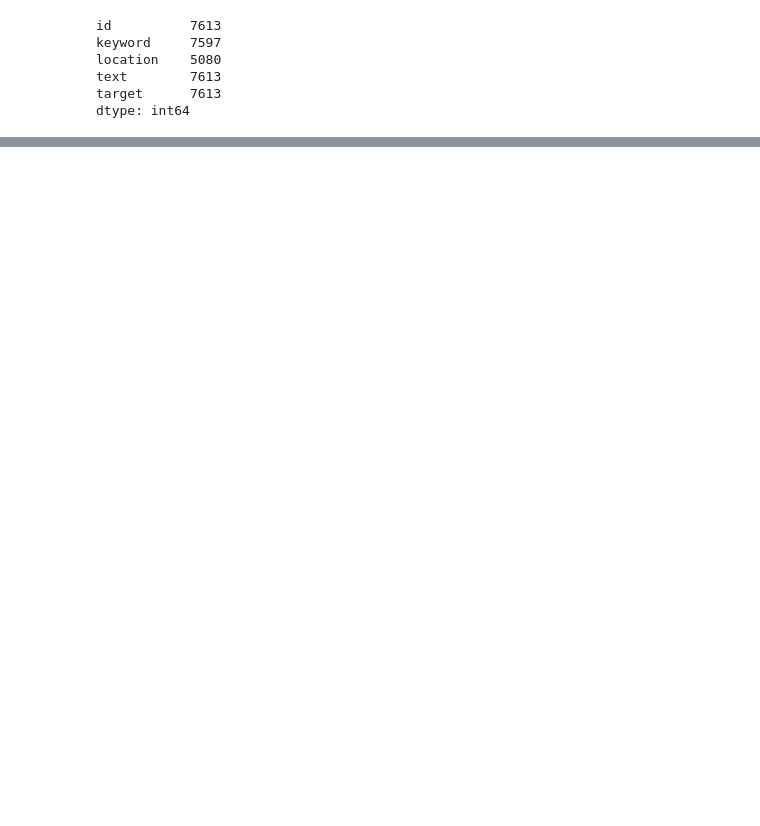
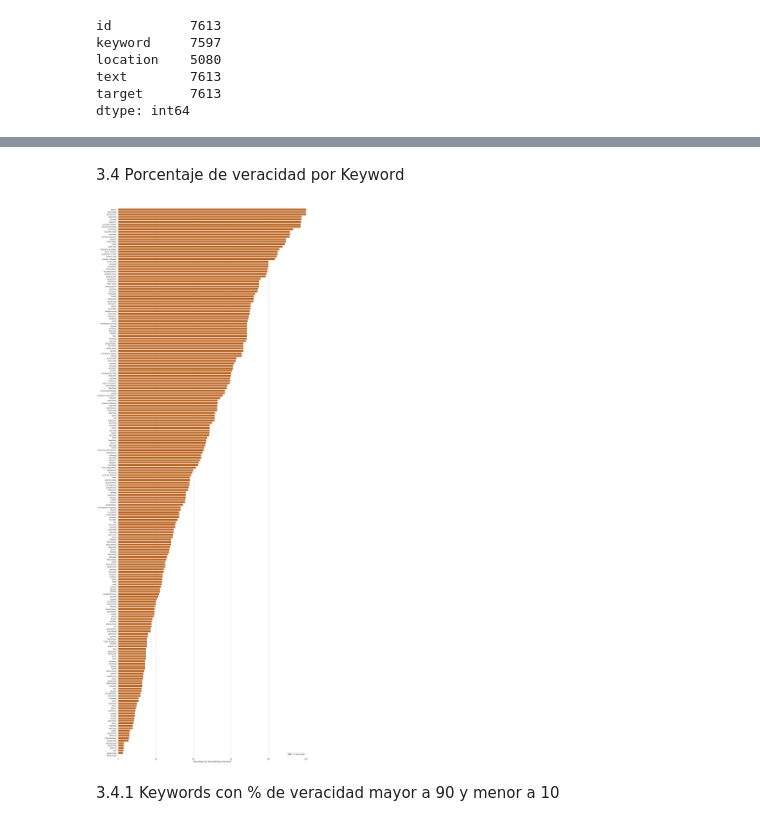
Before and after one commit to pabliyo/coronadatos, a Jupyter notebook: TP1-Keyword.ipynb, the cells around one changed output, grey strips where cells are left out. Cells and saved outputs as stored; diff of their text form; code cells hidden in the pictures; blank space fills up the shorter version.

```diff
--- a/TP1-Keyword.ipynb
+++ b/TP1-Keyword.ipynb
@@ -344,7 +332,10 @@ Name: keyword, Length: 221, dtype: int64
 # %%
-para_trabajar = depurado[['id','keyword','target']]
-para_trabajar['frecuencia'] = para_trabajar.groupby('keyword')['keyword'].transform('count')
-para_trabajar['verdaderos_por_keyword'] = para_trabajar.groupby('keyword')['target'].transform('sum')
-para_trabajar['falsos_por_keyword'] = para_trabajar.apply(lambda x: x['frecuencia'] - x['verdaderos_por_keyword'], axis=1)
-para_trabajar = para_trabajar.drop_duplicates(['keyword'])
-para_trabajar.reset_index()
+working_set = depurado[['id','keyword','target']]
+working_set['frecuencia'] = working_set.groupby('keyword')['keyword'].transform('count')
+working_set['verdaderos_por_keyword'] = working_set.groupby('keyword')['target'].transform('sum')
+working_set['ratio_veracidad'] = working_set.apply(lambda x: x['verdaderos_por_keyword']/x['frecuencia'], axis=1)
+working_set['pct_veracidad'] = working_set.apply(lambda x: x['ratio_veracidad']*100, axis=1)
+working_set = working_set.drop_duplicates(['keyword'])
+working_set.reset_index()
+working_set.dropna(inplace=True)
+working_set.sort_values(by='pct_veracidad',ascending=False, inplace=True)
@@ -455,0 +373,24 @@ para_trabajar_3.iloc[0:50].sort_values(by=['ratio_veracidad']).plot.barh(x='keyw
+# %% [markdown]
+3.4 Porcentaje de veracidad por Keyword
+# %%
+sns.set(style="whitegrid")
+
+# Initialize the matplotlib figure
+f, ax = plt.subplots(figsize=(20, 60))
+
+
+# Plot the total crashes
+sns.set_color_codes("colorblind")
+sns.barplot(x="pct_veracidad", y="keyword", data=working_set,
+            label="% Veracidad", color="r")
+
+
+# Add a legend and informative axis label
+ax.legend(ncol=2, loc="lower right", frameon=True)
+ax.set(xlim=(0, 100), ylabel="",
+       xlabel="Porcentaje de Veracidad por Keyword")
+sns.despine(left=True, bottom=True)
+# %% [output]
+[figure, added]
+# %% [markdown]
+3.4.1 Keywords con % de veracidad mayor a 90 y menor a 10
```
Also changed, not shown: parts of 39 cells of this notebook, 1 other file.
